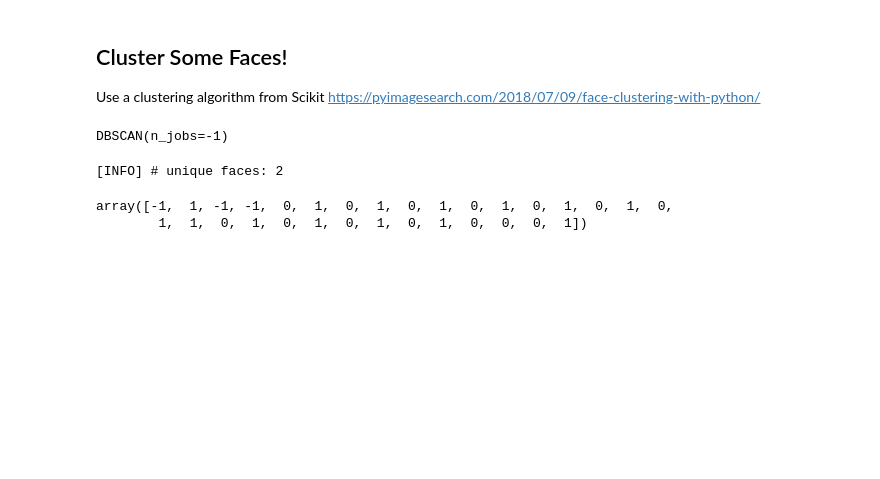
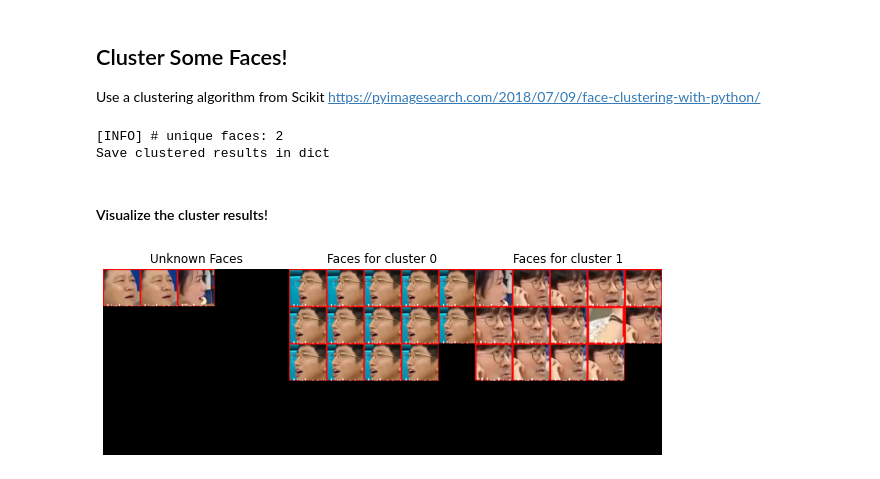
Before and after one commit to habaek4/visual_search_assistant, a Jupyter notebook: M3/inference.ipynb, the cells around one changed output. Cells and saved outputs as stored; diff of their text form; code cells hidden in the pictures; blank space fills up the shorter version.

Commit message:
added clustering in pipeline

```diff
--- a/M3/inference.ipynb
+++ b/M3/inference.ipynb
@@ -211,19 +258,57 @@ embeddings = np.array(list((embedding_dict.values())))
 ## Cluster Some Faces!
 Use a clustering algorithm from Scikit
 https://pyimagesearch.com/2018/07/09/face-clustering-with-python/
+# %%
+embeddings = np.array(list(embedding_dict.values()))
+names = np.array(list(embedding_dict.keys()))
 # %%
 from sklearn.cluster import DBSCAN
 
 clt = DBSCAN(metric="euclidean", n_jobs=-1)
 clt.fit(embeddings)
+
+# determine the total number of unique faces found in the dataset
+labelIDs = np.unique(clt.labels_)
+numUniqueFaces = len(np.where(labelIDs > -1)[0])
+print("[INFO] # unique faces: {}".format(numUniqueFaces))
+
+print("Save clustered results in dict")
+cluster = {}
+# save separately as clusters
+for cluster_idx in labelIDs:
+    idxs = np.where(clt.labels_ == cluster_idx)
+    cluster[cluster_idx] = names[idxs]
 # %% [output]
-DBSCAN(n_jobs=-1)
+[INFO] # unique faces: 2
+Save clustered results in dict
-# %%
-# determine the total number of unique faces found in the dataset
-labelIDs = np.unique(clt.labels_)
-numUniqueFaces = len(np.where(labelIDs > -1)[0])
-print("[INFO] # unique faces: {}".format(numUniqueFaces))
-# %% [output]
-[INFO] # unique faces: 2
-array([-1,  1, -1, -1,  0,  1,  0,  1,  0,  1,  0,  1,  0,  1,  0,  1,  0,
-        1,  1,  0,  1,  0,  1,  0,  1,  0,  1,  0,  0,  0,  1])
+# %%
+import cv2
+
+# helper function for converting fnames to images for using imutils build_montages function
+def fnames2images(fnames,dir=None):
+    faces = []
+    for fname in fnames:
+        if not fname.endswith('.png'):
+            fname = fname + '.png'
+        image = cv2.imread(os.path.join(dir,fname))
+        face = cv2.resize(image, (96,96))
+        faces.append(face)
+    return faces
+# %% [markdown]
+#### Visualize the cluster results!
+# %%
+from imutils import build_montages
+
+plt.figure(figsize=(10,5))
+plt.subplots_adjust(wspace=0, hspace=0)
+
+for idx,(key,name_list) in enumerate(cluster.items()):
+    faces = fnames2images(name_list,dir=os.path.join(result_dir,'sampled_faces'))
+    montage = build_montages(faces,(96,96),(5,5))[0]
+    title = "Faces for cluster %d" % key if key!=-1 else "Unknown Faces"
+    plt.subplot(1,3,idx+1)
+    plt.axis('off')
+    plt.title(title)
+    plt.imshow(cv2.cvtColor(montage,cv2.COLOR_BGR2RGB))
+# %% [output]
+[figure, added]
```
Also changed, not shown: parts of 4 cells of this notebook, 34 other files.
